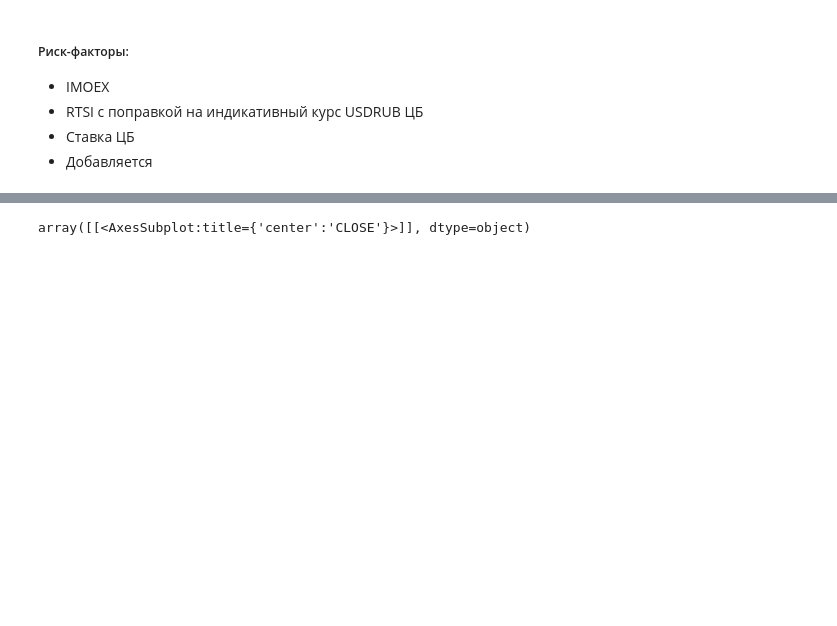
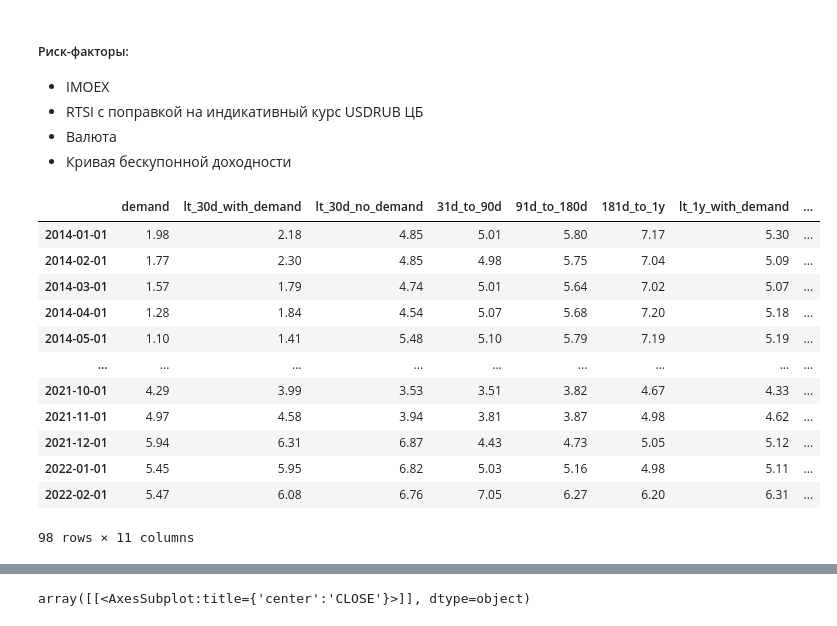
Before and after one commit to gaarutyunov/market-risk, a Jupyter notebook: notebooks/risks_visualizing.ipynb, the cells around one changed output, grey strips where cells are left out. Saved outputs shown, nothing was run; the diff lists cells and outputs as text; code cells hidden in the pictures; blank space fills up the shorter version.

```diff
--- a/notebooks/risks_visualizing.ipynb
+++ b/notebooks/risks_visualizing.ipynb
@@ -15,8 +15,8 @@ import statsmodels.api as sm
 
 * IMOEX
 * RTSI с поправкой на индикативный курс USDRUB ЦБ
-* Ставка ЦБ
-* Добавляется
+* Валюта
+* Кривая бескупонной доходности
 # %%
 _imoex_path = Path('..', 'data', 'index', 'history', 'IMOEX.csv')
 _rtsi_path = Path('..', 'data', 'index', 'history', 'RTSI.csv')
@@ -25,3 +28,19 @@ _indicative_rate_path = Path('..', 'data', 'RUB_ind.csv')
+# %%
+pd.read_pickle(_deposits_path)
+# %% [output]
+|  | demand | lt_30d_with_demand | lt_30d_no_demand | 31d_to_90d | 91d_to_180d | 181d_to_1y | lt_1y_with_demand | ... |
+| 2014-01-01 | 1.98 | 2.18 | 4.85 | 5.01 | 5.80 | 7.17 | 5.30 | ... |
+| 2014-02-01 | 1.77 | 2.30 | 4.85 | 4.98 | 5.75 | 7.04 | 5.09 | ... |
+| 2014-03-01 | 1.57 | 1.79 | 4.74 | 5.01 | 5.64 | 7.02 | 5.07 | ... |
+| 2014-04-01 | 1.28 | 1.84 | 4.54 | 5.07 | 5.68 | 7.20 | 5.18 | ... |
+| 2014-05-01 | 1.10 | 1.41 | 5.48 | 5.10 | 5.79 | 7.19 | 5.19 | ... |
+| ... | ... | ... | ... | ... | ... | ... | ... | ... |
+| 2021-10-01 | 4.29 | 3.99 | 3.53 | 3.51 | 3.82 | 4.67 | 4.33 | ... |
+| 2021-11-01 | 4.97 | 4.58 | 3.94 | 3.81 | 3.87 | 4.98 | 4.62 | ... |
+| 2021-12-01 | 5.94 | 6.31 | 6.87 | 4.43 | 4.73 | 5.05 | 5.12 | ... |
+| 2022-01-01 | 5.45 | 5.95 | 6.82 | 5.03 | 5.16 | 4.98 | 5.11 | ... |
+| 2022-02-01 | 5.47 | 6.08 | 6.76 | 7.05 | 6.27 | 6.20 | 6.31 | ... |
+98 rows × 11 columns
 # %%
 imoexDF = pd.read_csv(_imoex_path, index_col="TRADEDATE", usecols=["TRADEDATE", "CLOSE"])
 imoexDF.index = pd.to_datetime(imoexDF.index)
```
Also changed, not shown: parts of 12 cells of this notebook.
